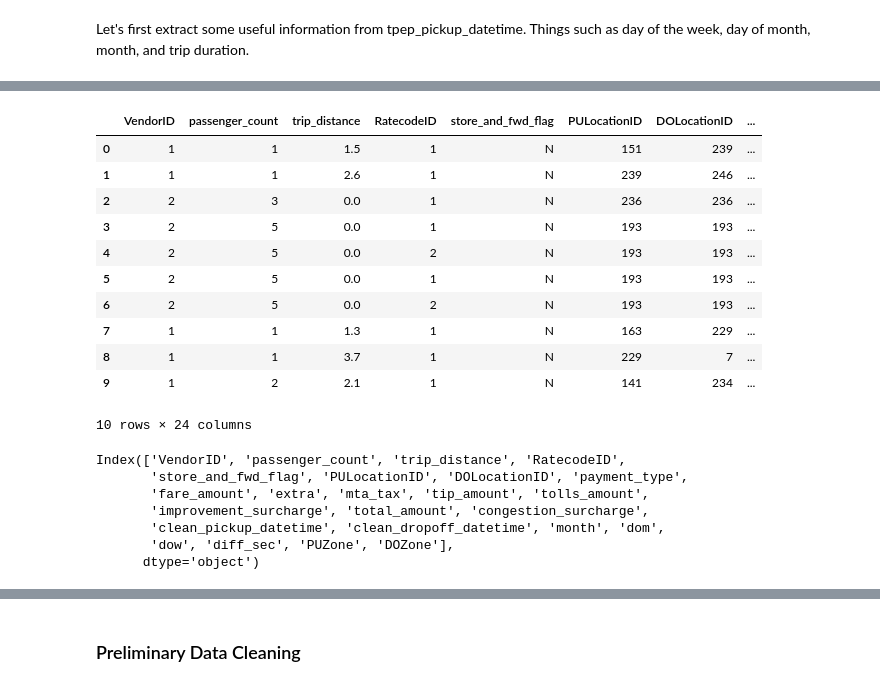
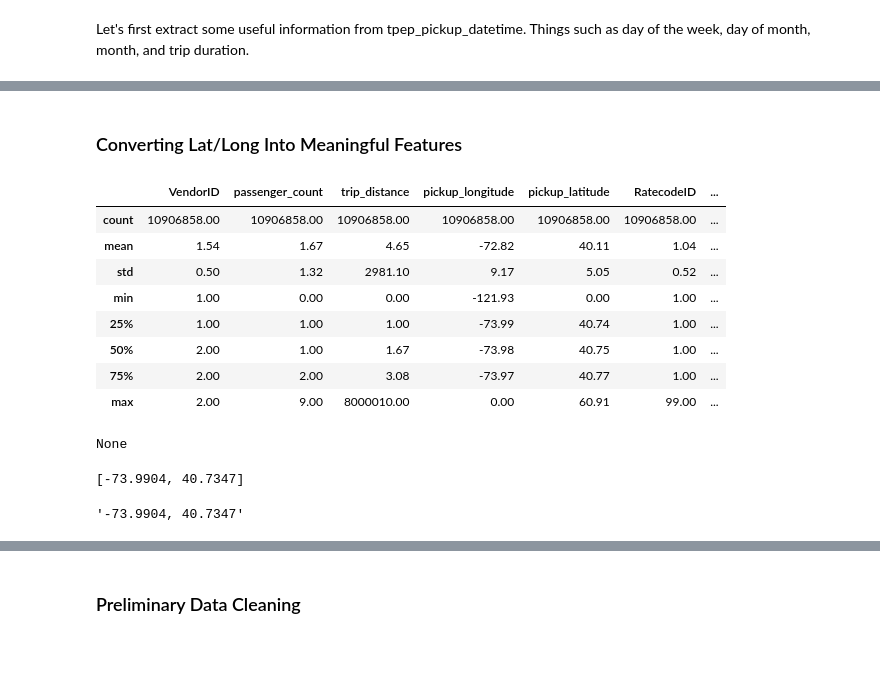
Before and after one commit to fosbery/Side-Machine-Learning-Projects, a Jupyter notebook: ia.ipynb, the cells around one changed output, grey strips where cells are left out. Drawn from its saved outputs; the diff is of its cells as text; code cells hidden in the pictures; blank space fills up the shorter version.

```diff
--- a/ia.ipynb
+++ b/ia.ipynb
@@ -102,25 +86,14 @@ taxi_merged = pd.merge(
-# %%
-taxi_merged.head(10)
-# %% [output]
-|  | VendorID | passenger_count | trip_distance | RatecodeID | store_and_fwd_flag | PULocationID | DOLocationID | ... |
-| 0 | 1 | 1 | 1.5 | 1 | N | 151 | 239 | ... |
-| 1 | 1 | 1 | 2.6 | 1 | N | 239 | 246 | ... |
-| 2 | 2 | 3 | 0.0 | 1 | N | 236 | 236 | ... |
-| 3 | 2 | 5 | 0.0 | 1 | N | 193 | 193 | ... |
-| 4 | 2 | 5 | 0.0 | 2 | N | 193 | 193 | ... |
-| 5 | 2 | 5 | 0.0 | 1 | N | 193 | 193 | ... |
-| 6 | 2 | 5 | 0.0 | 2 | N | 193 | 193 | ... |
-| 7 | 1 | 1 | 1.3 | 1 | N | 163 | 229 | ... |
-| 8 | 1 | 1 | 3.7 | 1 | N | 229 | 7 | ... |
-| 9 | 1 | 2 | 2.1 | 1 | N | 141 | 234 | ... |
-10 rows × 24 columns
-# %%
-taxi_merged.columns
-# %% [output]
-Index(['VendorID', 'passenger_count', 'trip_distance', 'RatecodeID',
-       'store_and_fwd_flag', 'PULocationID', 'DOLocationID', 'payment_type',
-       'fare_amount', 'extra', 'mta_tax', 'tip_amount', 'tolls_amount',
-       'improvement_surcharge', 'total_amount', 'congestion_surcharge',
-       'clean_pickup_datetime', 'clean_dropoff_datetime', 'month', 'dom',
-       'dow', 'diff_sec', 'PUZone', 'DOZone'],
-      dtype='object')
+# %% [markdown]
+### Converting Lat/Long Into Meaningful Features
+# %%
+yel2019.describe()
+# %% [output]
+|  | VendorID | passenger_count | trip_distance | pickup_longitude | pickup_latitude | RatecodeID | ... |
+| count | 10906858.00 | 10906858.00 | 10906858.00 | 10906858.00 | 10906858.00 | 10906858.00 | ... |
+| mean | 1.54 | 1.67 | 4.65 | -72.82 | 40.11 | 1.04 | ... |
+| std | 0.50 | 1.32 | 2981.10 | 9.17 | 5.05 | 0.52 | ... |
+| min | 1.00 | 0.00 | 0.00 | -121.93 | 0.00 | 1.00 | ... |
+| 25% | 1.00 | 1.00 | 1.00 | -73.99 | 40.74 | 1.00 | ... |
+| 50% | 2.00 | 1.00 | 1.67 | -73.98 | 40.75 | 1.00 | ... |
+| 75% | 2.00 | 2.00 | 3.08 | -73.97 | 40.77 | 1.00 | ... |
+| max | 2.00 | 9.00 | 8000010.00 | 0.00 | 60.91 | 99.00 | ... |
@@ -126,0 +102,8 @@ Index(['VendorID', 'passenger_count', 'trip_distance', 'RatecodeID',
+# %%
+print(g.state)
+# %% [output]
+None
+# %%
+[round(yel2019['pickup_longitude'][0],4), round(yel2019['pickup_latitude'][0],4)]
+# %% [output]
+[-73.9904, 40.7347]
@@ -126,0 +114,4 @@ Index(['VendorID', 'passenger_count', 'trip_distance', 'RatecodeID',
+# %%
+str(round(yel2019['pickup_longitude'][0],4)) + ', ' + str(round(yel2019['pickup_latitude'][0],4))
+# %% [output]
+'-73.9904, 40.7347'
```
Also changed, not shown: parts of 25 cells of this notebook.
